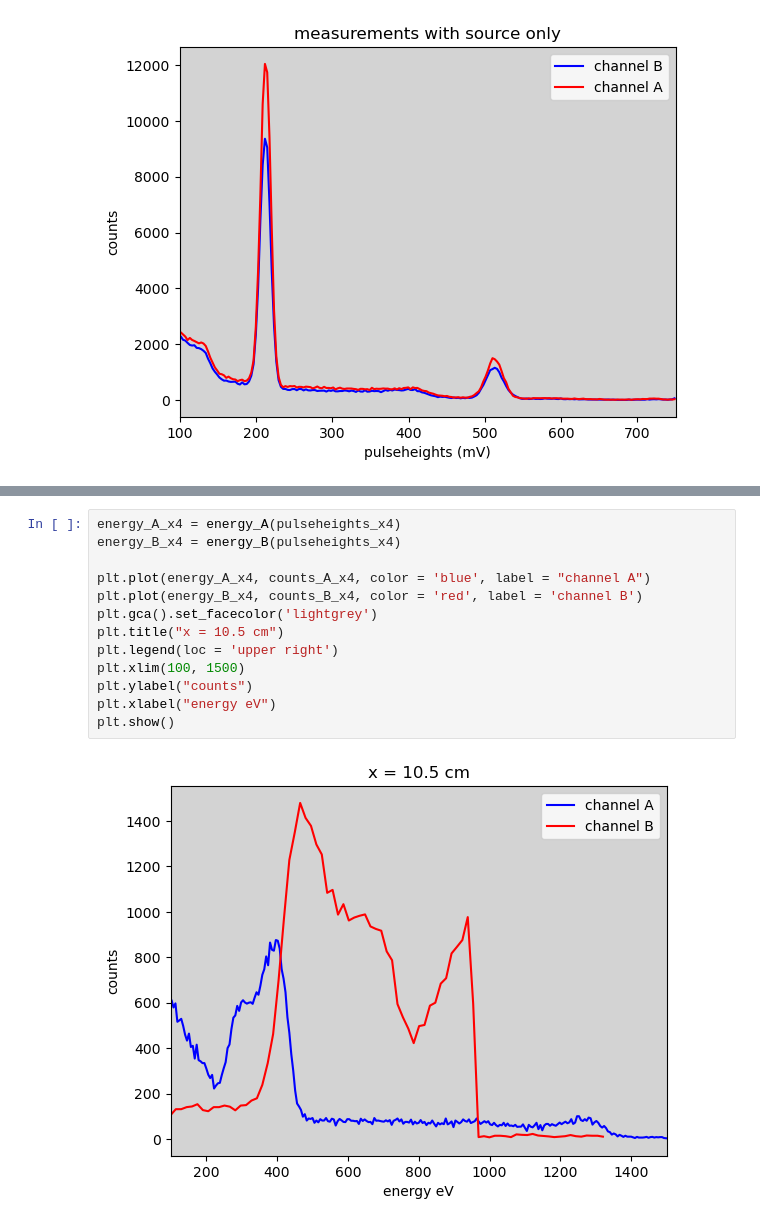
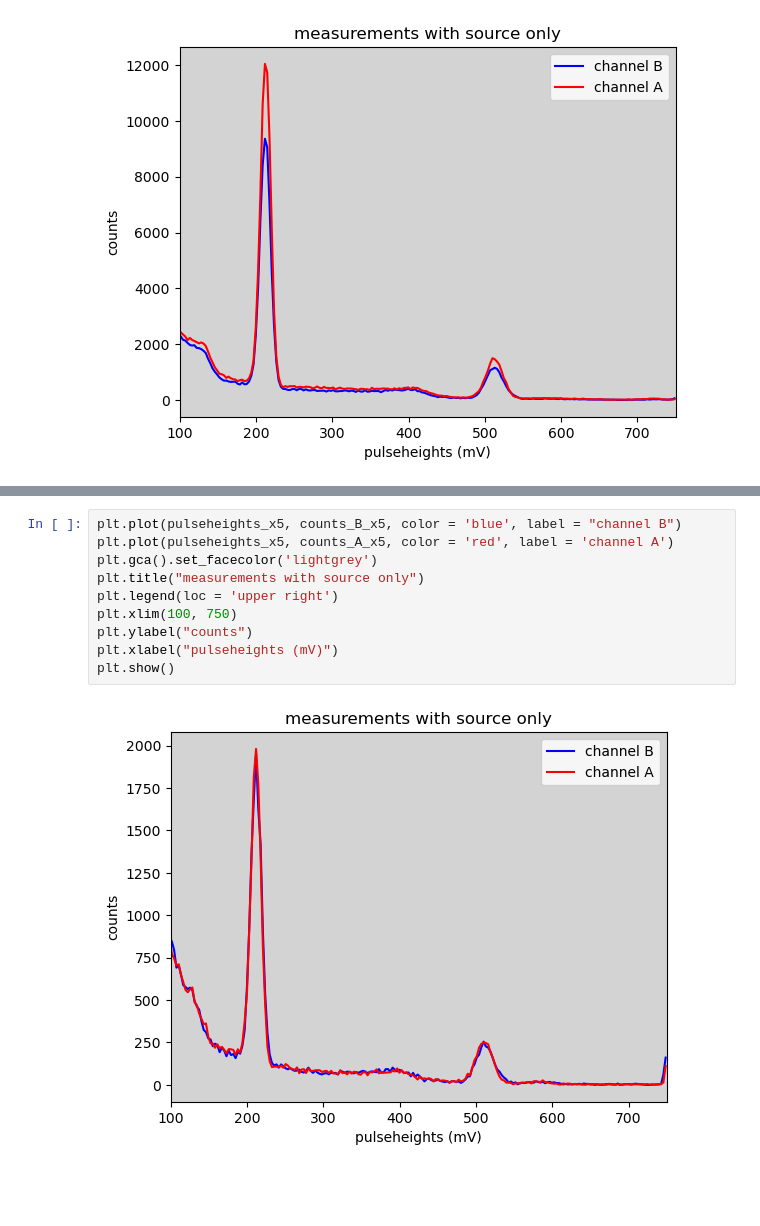
Before and after one commit to jrc-rodriguez/particle_physics, a Jupyter notebook: particle_physics.ipynb, the cells around one changed output, grey strips where cells are left out. Saved outputs shown, nothing was run; the diff lists cells and outputs as text; blank space fills up the shorter version.

```diff
--- a/particle_physics.ipynb
+++ b/particle_physics.ipynb
@@ -231,15 +220,12 @@ plt.show()
 # %%
-energy_A_x4 = energy_A(pulseheights_x4)
-energy_B_x4 = energy_B(pulseheights_x4)
-
-plt.plot(energy_A_x4, counts_A_x4, color = 'blue', label = "channel A")
-plt.plot(energy_B_x4, counts_B_x4, color = 'red', label = 'channel B')
+plt.plot(pulseheights_x5, counts_B_x5, color = 'blue', label = "channel B")
+plt.plot(pulseheights_x5, counts_A_x5, color = 'red', label = 'channel A')
 plt.gca().set_facecolor('lightgrey')
-plt.title("x = 10.5 cm")
+plt.title("measurements with source only")
 plt.legend(loc = 'upper right')
-plt.xlim(100, 1500)
+plt.xlim(100, 750)
 plt.ylabel("counts")
-plt.xlabel("energy eV")
+plt.xlabel("pulseheights (mV)")
 plt.show()
 # %% [output]
-[figure, old version]
+[figure, new version]
```
Also changed, not shown: parts of 9 cells of this notebook.
